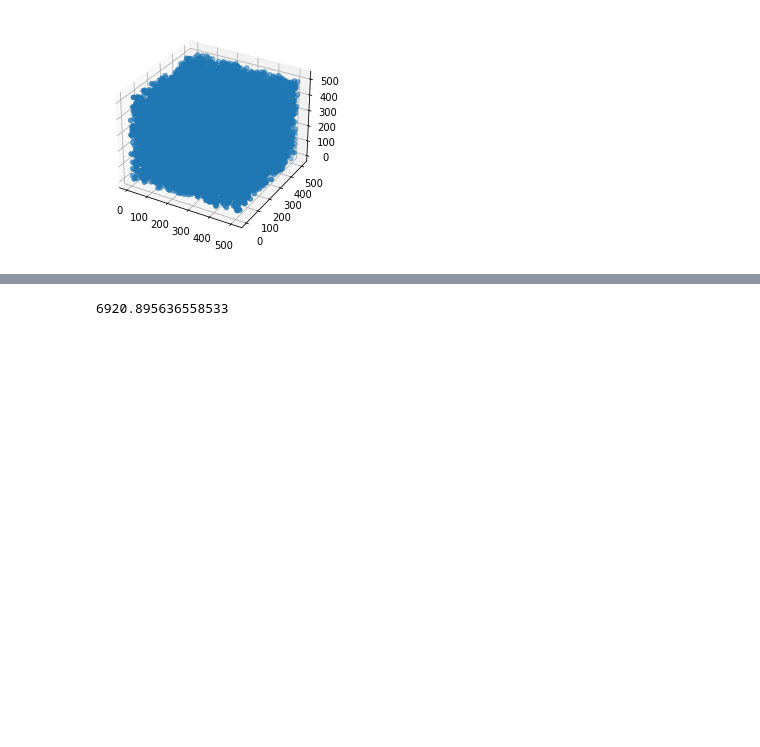
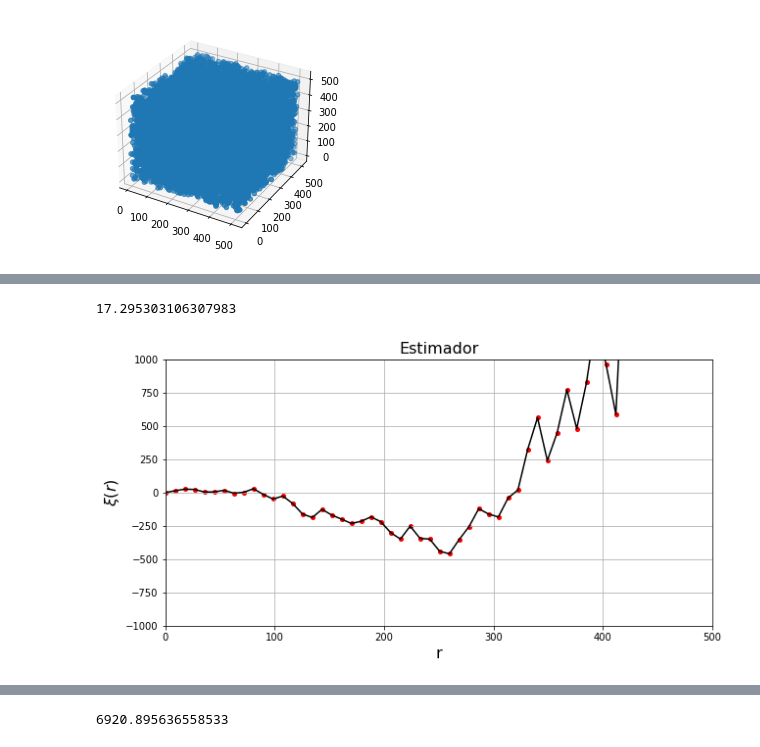
Before and after one commit to DCIDA2019/dcida2020ii-JoseDeJesusMV, a Jupyter notebook: Nov24/Correlacion 250k.ipynb, the cells around one changed output, grey strips where cells are left out. Cells and saved outputs as stored; diff of their text form; code cells hidden in the pictures; blank space fills up the shorter version.

```diff
--- a/Nov24/Correlacion 250k.ipynb
+++ b/Nov24/Correlacion 250k.ipynb
@@ -129,3 +129,27 @@ plt.grid();
+# %%
+import astroML
+N_bins = 100
+maxrange = Lado*np.sqrt(Dim)
+Bins = np.linspace(0,maxrange,N_bins)
+start = time.time()
+corr = astroML.correlation.two_point(data, Bins, method='standard', data_R=None, random_state=None)
+end = time.time()
+print(end - start)
+# %% [output]
+17.295303106307983
+# %%
+bn = Bins[:N_bins-1]
+fig = plt.figure(figsize=(10,5))
+plt.scatter(bn,corr*bn*bn, s=16, c='red')
+plt.plot(bn,corr*bn*bn,'k-')
+plt.xlim(0,500)
+plt.ylim(-1000,1000)
+plt.xlabel('r',fontsize=16)
+plt.ylabel('$\u03BE(r)$',fontsize=16)
+plt.title('Estimador',fontsize=16)
+plt.grid();
+# %% [output]
+[figure, added]
 # %%
 
 
```
Also changed, not shown: parts of 7 cells of this notebook.
